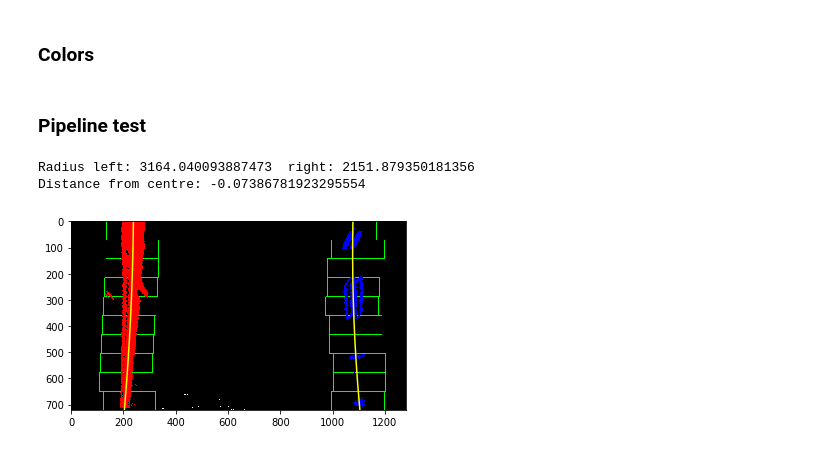
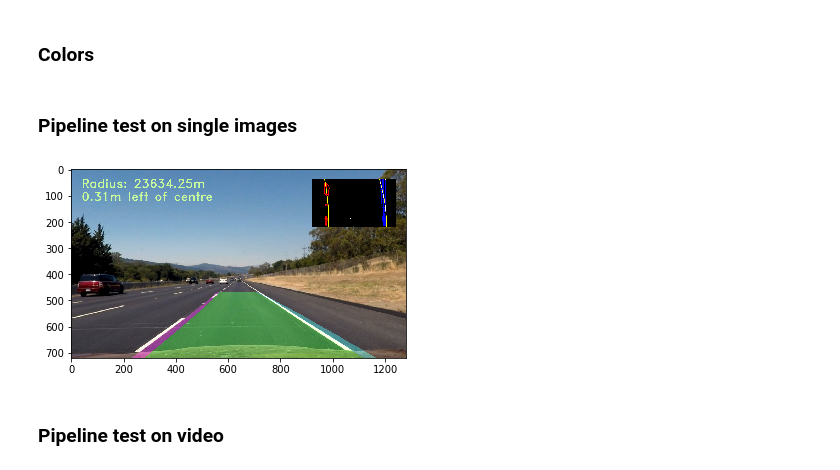
Before and after one commit to gaumarjos/T1-P4-CarND-Advanced-Lane-Lines, a Jupyter notebook: lanes.ipynb, the cells around one changed output. Saved outputs shown, nothing was run; the diff lists cells and outputs as text; code cells hidden in the pictures.

Commit message:
Complete pipeline, working on the first video

```diff
--- a/lanes.ipynb
+++ b/lanes.ipynb
@@ -73,8 +73,6 @@ def warp_image(img):
     img_size = (img.shape[1], img.shape[0])
     #           1280          720
 
-
-
     src = np.float32([[525, 470],
                       [img_size[0]-525, 470],
                       [img_size[0]-40, 720],
@@ -86,9 +84,11 @@ def warp_image(img):
                       [40, 720]])
 
     M = cv2.getPerspectiveTransform(src, dst)
-    warped = cv2.warpPerspective(img, M, img_size)
+    Minv = cv2.getPerspectiveTransform(dst, src)
 
-    return warped
+    warped = cv2.warpPerspective(img, M, img_size, flags=cv2.INTER_LINEAR)
+
+    return warped, M, Minv
 
 
 def region_of_interest(img):
@@ -243,8 +243,13 @@ def color_select(img):
 
 def image_processing_pipeline(img, mtx, dist):
 
+    # Make a local copy
     img = np.copy(img)
 
+    # Produce the undistorted version of the original image. This goes directly to the output.
+    undistorted = undistort_image(img, mtx, dist)
+
+    # Process the image to highlight lines
     gradient_binary = gradient_x_threshold(img, sobel_kernel=9, thresh=(20, 100))
     color_binary = color_select(img)
 
@@ -263,7 +268,7 @@ def image_processing_pipeline(img, mtx, dist):
     region = region_of_interest(combined_binary)
 
     # Warping
-    warped = warp_image(undistort_image(region, mtx, dist))
+    processed, M, Minv = warp_image(undistort_image(region, mtx, dist))
 
     # Debug
     if 0:
@@ -275,7 +280,7 @@ def image_processing_pipeline(img, mtx, dist):
         ax2.set_title('Combined')
         ax2.imshow(combined_binary, cmap='gray')
 
-    return warped
+    return undistorted, processed, M, Minv
 # %% [markdown]
 ### Line detection
 # %%
@@ -564,38 +797,33 @@ for idx, fname in enumerate(images):
     img = cv2.imread(fname)
     img = cv2.cvtColor(img, cv2.COLOR_BGR2RGB)
     color_select(img)
+# %% [markdown]
+### Pipeline test on single images
+# %%
+# Load all test images
+# images = glob.glob('test_images/*.jpg')
+images = ['test_images/straight_lines2.jpg']
+for idx, fname in enumerate(images):
+    img = cv2.imread(fname)
+    img = cv2.cvtColor(img, cv2.COLOR_BGR2RGB)
+
+    # Test only the image processing pipeline
+    if 0:
+        undistorted, processed, M, Minv = image_processing_pipeline(img, mtx, dist)
+
+        f, (ax1, ax2) = plt.subplots(1, 2, figsize=(20,10))
+        ax1.imshow(img)
+        ax1.set_title('Original', fontsize=20)
+
+        ax2.imshow(processed, cmap='gray')
+        ax2.set_title('Processed', fontsize=20)
+
+    # Test the whole pipeline
+    if 1:
+        output = pipeline(img)
+        f, ax = plt.subplots()
+        ax.imshow(output)
+# %% [output]
+[figure, added]
 # %% [markdown]
-### Pipeline test
+### Pipeline test on video
-# %%
-# Load all test images
-#images = glob.glob('test_images/*.jpg')
-images = ['test_images/straight_lines1.jpg']
-for idx, fname in enumerate(images):
-    img = cv2.imread(fname)
-    img = cv2.cvtColor(img, cv2.COLOR_BGR2RGB)
-
-    # Pipeline
-    processed = image_processing_pipeline(img, mtx, dist)
-
-    # Plot to debug warping, gradient and color processing
-    if 0:
-        f, (ax1, ax2) = plt.subplots(1, 2, figsize=(20,10))
-        ax1.imshow(img)
-        ax1.set_title('Original', fontsize=20)
-
-        ax2.imshow(processed, cmap='gray')
-        ax2.set_title('Processed', fontsize=20)
-
-
-    # Plot to debug line finding
-    if 1:
-        left_fit, right_fit, left_lane_inds, right_lane_inds = lines_fit_new_frame(processed, show=True)
-        left_curve_radius, right_curve_radius, centre_dist = curvature_radius_and_distance_from_centre(processed,
-                                                                                                       left_fit, right_fit,
-                                                                                                       left_lane_inds, right_lane_inds)
-        print("Radius left: {}  right: {}".format(left_curve_radius, right_curve_radius))
-        print("Distance from centre: {}".format(centre_dist))
-# %% [output]
-Radius left: 3164.040093887473  right: 2151.879350181356
-Distance from centre: -0.07386781923295554
-[figure, removed]
```
Also changed, not shown: parts of 3 cells of this notebook, 7 other files.
